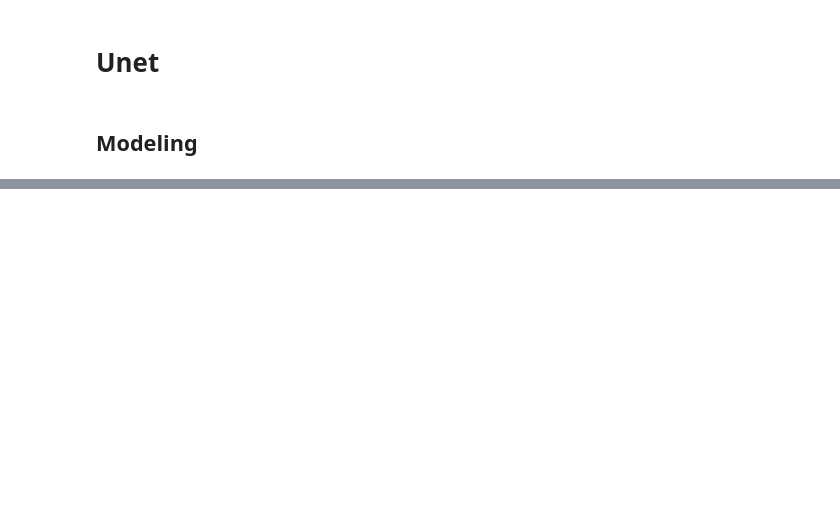
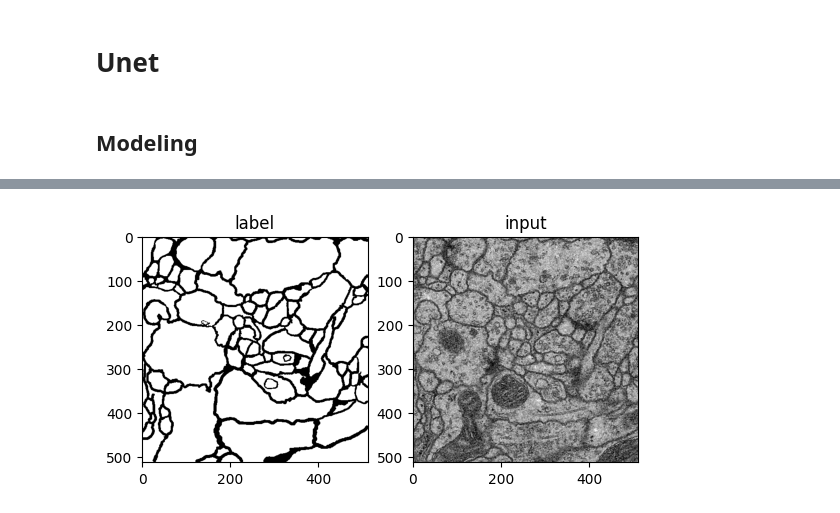
Before and after one commit to zave7/computer-vision, a Jupyter notebook: segmentation/unet.ipynb, the cells around one changed output, grey strips where cells are left out. Drawn from its saved outputs; the diff is of its cells as text; code cells hidden in the pictures; blank space fills up the shorter version.

Commit message:
segmentation - unet dataset

```diff
--- a/segmentation/unet.ipynb
+++ b/segmentation/unet.ipynb
@@ -132,0 +135,16 @@ class UNet(nn.Module):
+# %%
+# 데이터 저장경로
+data_dir = "data/unet"
+
+name_label = "train-labels.tif"
+name_input = "train-volume.tif"
+
+img_label = Image.open(os.path.join(data_dir, name_label))
+img_input = Image.open(os.path.join(data_dir, name_input))
+
+ny, nx = img_label.size
+nframe = img_label.n_frames
+
+print("nx", nx)
+print("ny", ny)
+print("frame", nframe)
@@ -132,0 +155,71 @@ class UNet(nn.Module):
+# %%
+# 데이터는 총 30프레임으로 구성 train:val:test = 24:3:3
+nframe_train = 24
+nframe_val = 3
+nframe_test = 3
+
+# 데이터 나눠서 저장할 경로 설정
+train_dir = os.path.join(data_dir, "train")
+val_dir = os.path.join(data_dir, "val")
+test_dir = os.path.join(data_dir, "test")
+
+# 경로 폴더 만들기
+if not os.path.exists(train_dir):
+    os.makedirs(train_dir)
+if not os.path.exists(val_dir):
+    os.makedirs(val_dir)
+if not os.path.exists(test_dir):
+    os.makedirs(test_dir)
+
+# 데이터 랜덤 설정
+id_frame = np.arange(nframe)
+np.random.shuffle(id_frame)
+print(id_frame)
+
+# 데이터 섞어서 train 저장
+offset_nframe = 0
+for i in range(nframe_train):
+    img_label.seek(id_frame[i + offset_nframe])
+    img_input.seek(id_frame[i + offset_nframe])
+
+    label_ = np.asarray(img_label)
+    input_ = np.asarray(img_input)
+
+    np.save(os.path.join(train_dir, f"label_{i:03d}.npy"), label_)
+    np.save(os.path.join(train_dir, f"input_{i:03d}.npy"), input_)
+
+# 데이터 섞어서 val 저장
+offset_nframe += nframe_train
+for i in range(nframe_val):
+    img_label.seek(id_frame[i + offset_nframe])
+    img_input.seek(id_frame[i + offset_nframe])
+
+    label_ = np.asarray(img_label)
+    input_ = np.asarray(img_input)
+
+    np.save(os.path.join(val_dir, f"label_{i:03d}.npy"), label_)
+    np.save(os.path.join(val_dir, f"input_{i:03d}.npy"), input_)
+
+# 데이터 섞어서 test 저장
+offset_nframe += nframe_val
+for i in range(nframe_test):
+    img_label.seek(id_frame[i + offset_nframe])
+    img_input.seek(id_frame[i + offset_nframe])
+
+    label_ = np.asarray(img_label)
+    input_ = np.asarray(img_input)
+
+    np.save(os.path.join(test_dir, f"label_{i:03d}.npy"), label_)
+    np.save(os.path.join(test_dir, f"input_{i:03d}.npy"), input_)
+
+# 데이터 확인
+plt.subplot(121)
+plt.imshow(label_, cmap="gray")
+plt.title("label")
+
+plt.subplot(122)
+plt.imshow(input_, cmap="gray")
+plt.title("input")
+
+plt.show()
+# %% [output]
@@ -132,0 +228 @@ class UNet(nn.Module):
+[figure, added]
```
Also changed, not shown: parts of 5 cells of this notebook.
